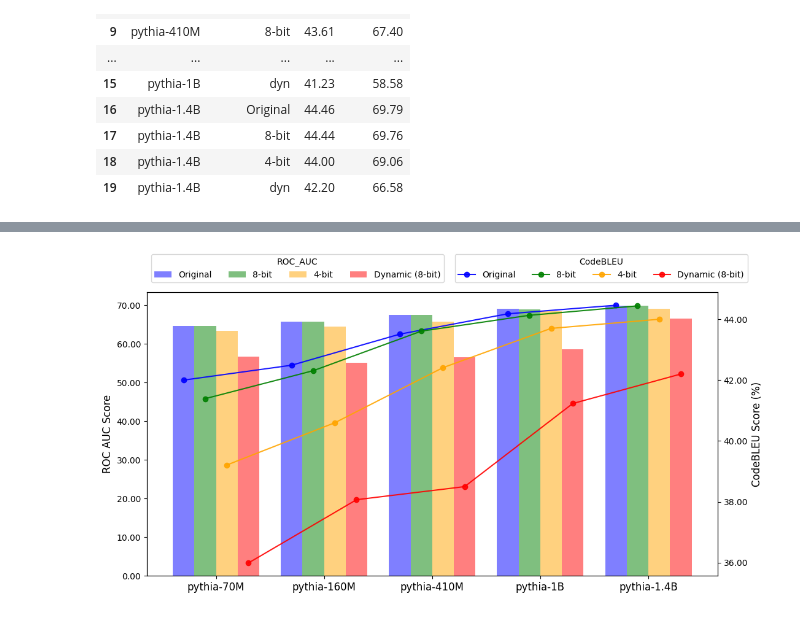
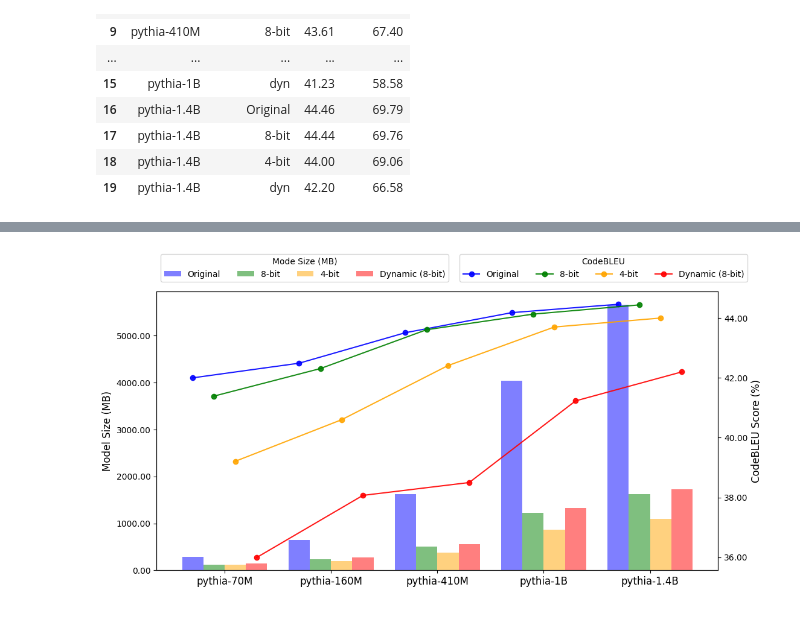
Before and after one commit to nazmul-me/mimir, a Jupyter notebook: RQsResult/preliResult.ipynb, the cells around one changed output, grey strips where cells are left out. Cells and saved outputs as stored; diff of their text form; code cells hidden in the pictures.

```diff
--- a/RQsResult/preliResult.ipynb
+++ b/RQsResult/preliResult.ipynb
@@ -116,0 +342,17 @@ df
+# %%
+import pandas as pd
+import numpy as np
+import matplotlib.pyplot as plt
+import seaborn as sns
+from matplotlib.lines import Line2D
+from matplotlib.ticker import FuncFormatter
+
+# Load CSV file
+sheet_id = "1tEf8J1kbGZEFTOkoYqIjsdE3PkqBA9bX4MdNfMoLhjQ"
+tab_gid = "1257933019"
+# tab_gid = "1990888583"
+limit = 20
+leftCol = "Size (MB)"
+full_url = f"https://docs.google.com/spreadsheets/d/{sheet_id}/export?format=csv&gid={tab_gid}"
+df = pd.read_csv(full_url, skiprows=2, usecols=['Model', 'Compression', leftCol, 'BLEU']).iloc[:limit, :]
+df
@@ -130,34 +390,34 @@ fig, ax1 = plt.subplots(figsize=(12, 6))
 # Plot bar chart for model sizes
 for i, comp in enumerate(compressions):
     subset = df[df["Compression"] == comp]
     ax1.bar(x + i * bar_width, subset[leftCol], width=bar_width, label=f"{comp}", alpha=0.5, color=colors[i])
 
-ax1.set_ylabel("ROC AUC Score", fontsize=12)
+ax1.set_ylabel("Model Size (MB)", fontsize=12)
 ax1.set_xticks(x + bar_width * 1.5)
 ax1.set_xticklabels(models, rotation=0, fontsize=12)
-ax1.legend(loc='upper left', bbox_to_anchor=(0, 1.15), title="ROC_AUC", ncol=len(ax1.get_legend_handles_labels()[0]))
+ax1.legend(loc='upper left', bbox_to_anchor=(0, 1.15), title="Mode Size (MB)", ncol=len(ax1.get_legend_handles_labels()[0]))
 ax1.yaxis.set_major_formatter(FuncFormatter(lambda y, _: f'{y:.2f}'))
 ax1.get_legend().get_texts()[3].set_text("Dynamic (8-bit)")
 
 # Second y-axis for performance scores
 ax2 = ax1.twinx()
 # Plot line chart for performance
 for i, comp in enumerate(compressions):
     subset = df[df["Compression"] == comp]
     ax2.plot(x + i * bar_width, subset["BLEU"], marker="o", linestyle="-", label=f"{comp}", color=colors[i], alpha=0.9)
 
 ax2.set_ylabel("CodeBLEU Score (%)", fontsize=12)
 ax2.legend(
     loc='upper right',
     bbox_to_anchor=(1.06, 1.15),
     title="CodeBLEU",
     ncol=len(ax2.get_legend_handles_labels()[0])
 )
 ax2.get_legend().get_texts()[3].set_text("Dynamic (8-bit)")
 
 plt.gca().yaxis.set_major_formatter(FuncFormatter(lambda y, _: f'{y:.2f}'))
 
-plt.savefig(f"./output/MIAvsTask.png", dpi=300, bbox_inches="tight")
+plt.savefig(f"./output/modelSizevsTask.png", dpi=300, bbox_inches="tight")
 plt.show()
 # %% [output]
-[figure, old version]
+[figure, new version]
```
Also changed, not shown: parts of 6 cells of this notebook, 10 other files.
